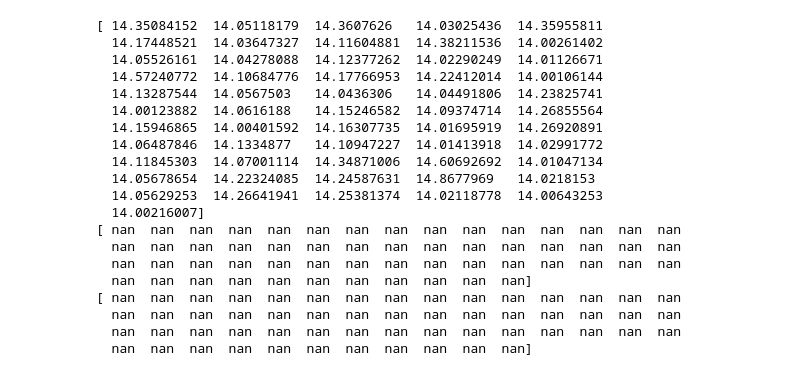
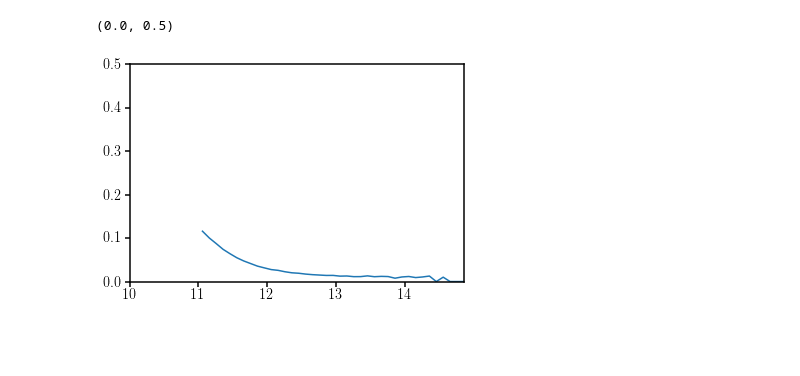
Before and after one commit to changhoonhahn/centralMS, a Jupyter notebook: centralms/notebooks/notes_sham_tests.ipynb, the cells around one changed output. Saved outputs shown, nothing was run; the diff lists cells and outputs as text; code cells hidden in the pictures; blank space fills up the shorter version.

```diff
--- a/centralms/notebooks/notes_sham_tests.ipynb
+++ b/centralms/notebooks/notes_sham_tests.ipynb
@@ -77,2 +86,2 @@ plt.ylim([-0.5, 1.])
 # %%
-nd_halos = AM.calc_number_densities(mmax_z1[mmax_z1 > 10.], 250.)
+nd_halos = AM.calc_number_densities(mmax_z1, 250./0.7)
@@ -87,30 +88,13 @@ plt.ylim([10.**-6, 10.**-1.])
 # %%
 catalog = af.match(nd_halos)
 catalog_sc = af.match(nd_halos, 0.2)
-# %%
-mmaxx = mmax_z1[mmax_z1 > 10.]
-
-print mmaxx[mmaxx > 14.][:100]
-print catalog[mmaxx > 14.][:100]
-print catalog_sc[mmaxx > 14.][:100]
-# %% [output]
-[ 14.35084152  14.05118179  14.3607626   14.03025436  14.35955811
-  14.17448521  14.03647327  14.11604881  14.38211536  14.00261402
-  14.05526161  14.04278088  14.12377262  14.02290249  14.01126671
-  14.57240772  14.10684776  14.17766953  14.22412014  14.00106144
-  14.13287544  14.0567503   14.0436306   14.04491806  14.23825741
-  14.00123882  14.0616188   14.15246582  14.09374714  14.26855564
-  14.15946865  14.00401592  14.16307735  14.01695919  14.26920891
-  14.06487846  14.1334877   14.10947227  14.01413918  14.02991772
-  14.11845303  14.07001114  14.34871006  14.60692692  14.01047134
-  14.05678654  14.22324085  14.24587631  14.8677969   14.0218153
-  14.05629253  14.26641941  14.25381374  14.02118778  14.00643253
-  14.00216007]
-[ nan  nan  nan  nan  nan  nan  nan  nan  nan  nan  nan  nan  nan  nan  nan
-  nan  nan  nan  nan  nan  nan  nan  nan  nan  nan  nan  nan  nan  nan  nan
-  nan  nan  nan  nan  nan  nan  nan  nan  nan  nan  nan  nan  nan  nan  nan
-  nan  nan  nan  nan  nan  nan  nan  nan  nan  nan  nan]
-[ nan  nan  nan  nan  nan  nan  nan  nan  nan  nan  nan  nan  nan  nan  nan
-  nan  nan  nan  nan  nan  nan  nan  nan  nan  nan  nan  nan  nan  nan  nan
-  nan  nan  nan  nan  nan  nan  nan  nan  nan  nan  nan  nan  nan  nan  nan
-  nan  nan  nan  nan  nan  nan  nan  nan  nan  nan  nan]
+# %%
+mmid, _, sig_logm, cnts = smhmr.Calculate(mmax_z1, catalog)
+fig = plt.figure()
+sub = fig.add_subplot(111)
+sub.plot(mmid, sig_logm)
+sub.set_xlim([10., mmax_z1.max()])
+sub.set_ylim([0., 0.5])
+# %% [output]
+(0.0, 0.5)
+[figure, added]
```
Also changed, not shown: parts of 13 cells of this notebook.
